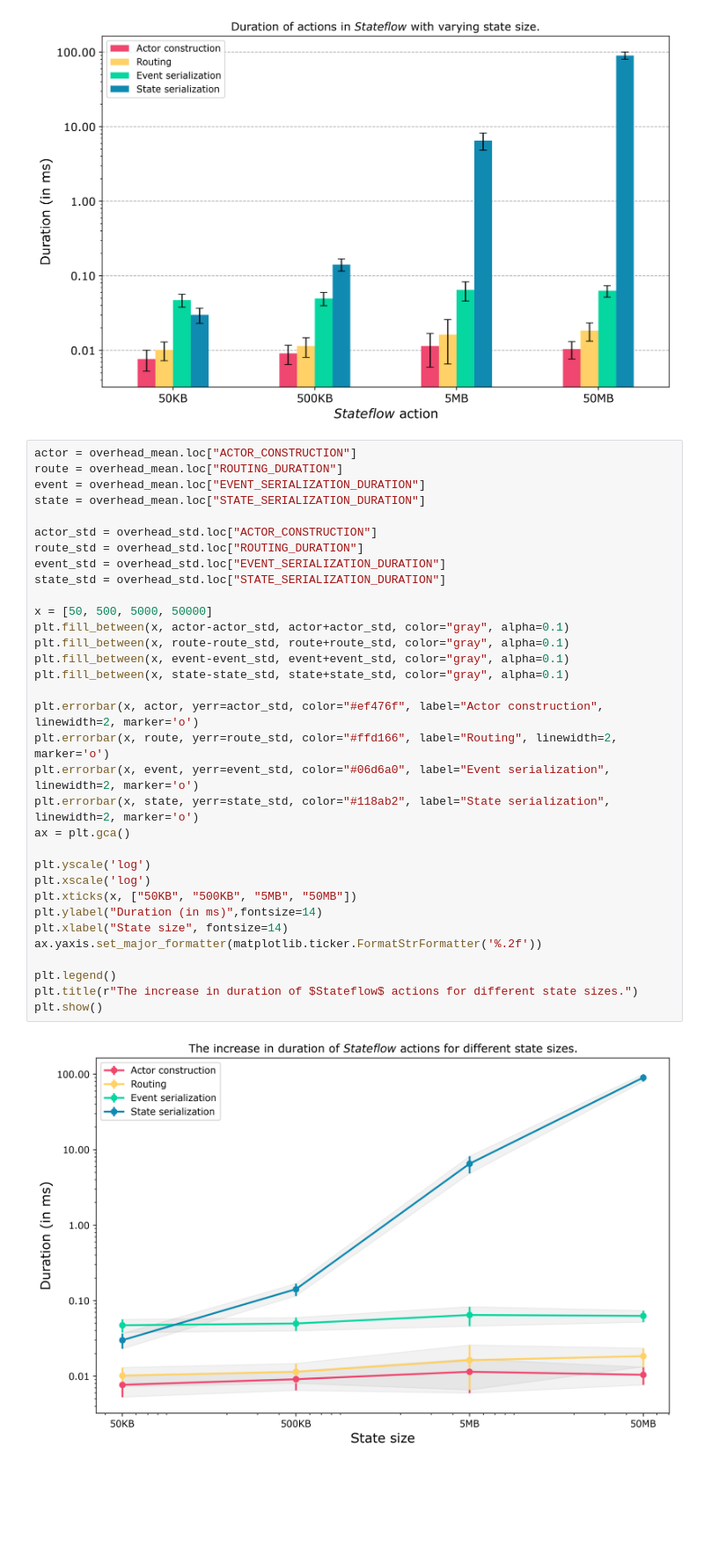
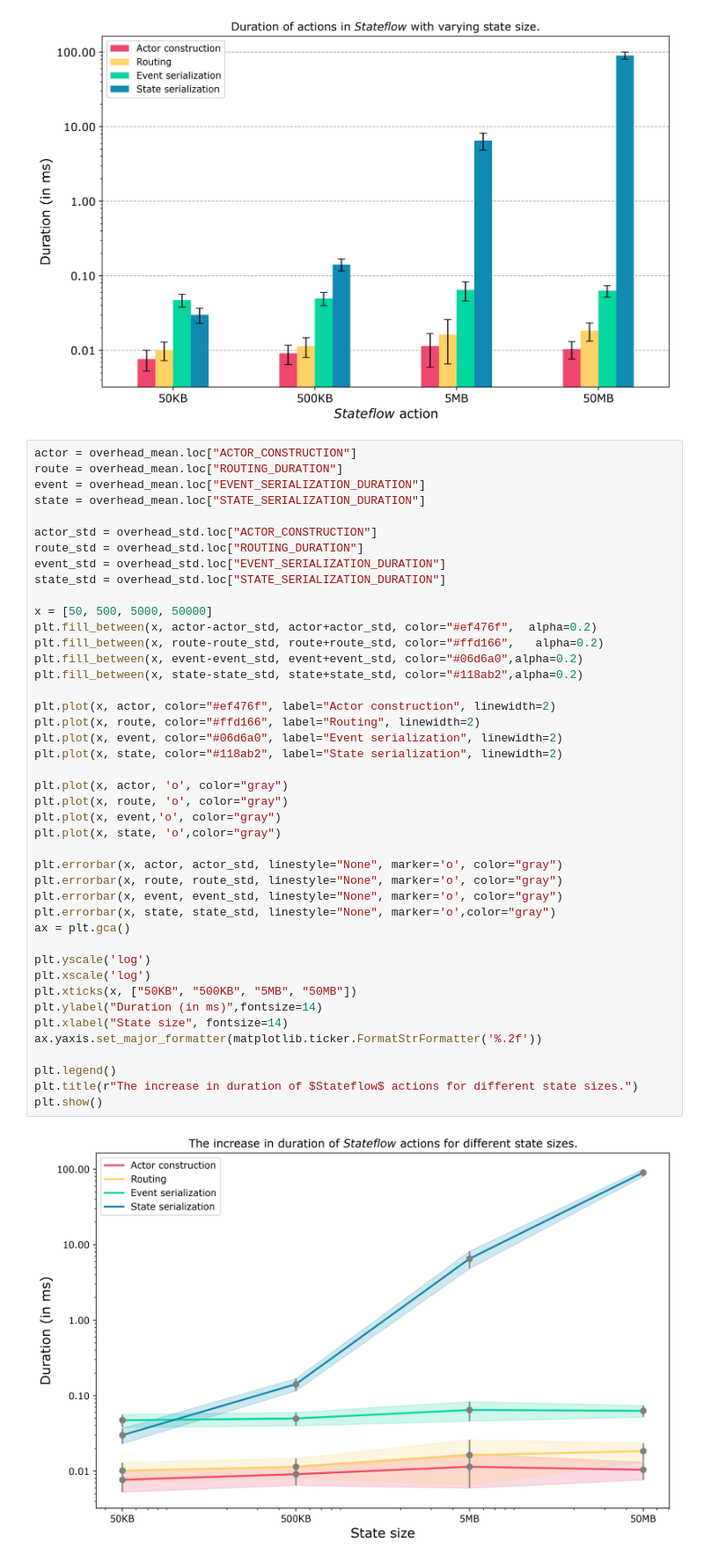
Before and after one commit to delftdata/stateflow-evaluation, a Jupyter notebook: results/overhead/overhead_results.ipynb, the cells around one changed output. Shown at 88% size. Drawn from its saved outputs; the diff is of its cells as text; blank space fills up the shorter version.

```diff
--- a/results/overhead/overhead_results.ipynb
+++ b/results/overhead/overhead_results.ipynb
@@ -128,35 +128,45 @@ plt.show()
 # %%
 actor = overhead_mean.loc["ACTOR_CONSTRUCTION"]
 route = overhead_mean.loc["ROUTING_DURATION"]
 event = overhead_mean.loc["EVENT_SERIALIZATION_DURATION"]
 state = overhead_mean.loc["STATE_SERIALIZATION_DURATION"]
 
 actor_std = overhead_std.loc["ACTOR_CONSTRUCTION"]
 route_std = overhead_std.loc["ROUTING_DURATION"]
 event_std = overhead_std.loc["EVENT_SERIALIZATION_DURATION"]
 state_std = overhead_std.loc["STATE_SERIALIZATION_DURATION"]
 
 x = [50, 500, 5000, 50000]
-plt.fill_between(x, actor-actor_std, actor+actor_std, color="gray", alpha=0.1)
-plt.fill_between(x, route-route_std, route+route_std, color="gray", alpha=0.1)
-plt.fill_between(x, event-event_std, event+event_std, color="gray", alpha=0.1)
-plt.fill_between(x, state-state_std, state+state_std, color="gray", alpha=0.1)
+plt.fill_between(x, actor-actor_std, actor+actor_std, color="#ef476f",  alpha=0.2)
+plt.fill_between(x, route-route_std, route+route_std, color="#ffd166",   alpha=0.2)
+plt.fill_between(x, event-event_std, event+event_std, color="#06d6a0",alpha=0.2)
+plt.fill_between(x, state-state_std, state+state_std, color="#118ab2",alpha=0.2)
 
-plt.errorbar(x, actor, yerr=actor_std, color="#ef476f", label="Actor construction", linewidth=2, marker='o')
-plt.errorbar(x, route, yerr=route_std, color="#ffd166", label="Routing", linewidth=2, marker='o')
-plt.errorbar(x, event, yerr=event_std, color="#06d6a0", label="Event serialization", linewidth=2, marker='o')
-plt.errorbar(x, state, yerr=state_std, color="#118ab2", label="State serialization", linewidth=2, marker='o')
+plt.plot(x, actor, color="#ef476f", label="Actor construction", linewidth=2)
+plt.plot(x, route, color="#ffd166", label="Routing", linewidth=2)
+plt.plot(x, event, color="#06d6a0", label="Event serialization", linewidth=2)
+plt.plot(x, state, color="#118ab2", label="State serialization", linewidth=2)
+
+plt.plot(x, actor, 'o', color="gray")
+plt.plot(x, route, 'o', color="gray")
+plt.plot(x, event,'o', color="gray")
+plt.plot(x, state, 'o',color="gray")
+
+plt.errorbar(x, actor, actor_std, linestyle="None", marker='o', color="gray")
+plt.errorbar(x, route, route_std, linestyle="None", marker='o', color="gray")
+plt.errorbar(x, event, event_std, linestyle="None", marker='o', color="gray")
+plt.errorbar(x, state, state_std, linestyle="None", marker='o',color="gray")
 ax = plt.gca()
 
 plt.yscale('log')
 plt.xscale('log')
 plt.xticks(x, ["50KB", "500KB", "5MB", "50MB"])
 plt.ylabel("Duration (in ms)",fontsize=14)
 plt.xlabel("State size", fontsize=14)
 ax.yaxis.set_major_formatter(matplotlib.ticker.FormatStrFormatter('%.2f'))
 
 plt.legend()
 plt.title(r"The increase in duration of $Stateflow$ actions for different state sizes.")
 plt.show()
 # %% [output]
-[figure, old version]
+[figure, new version]
```
